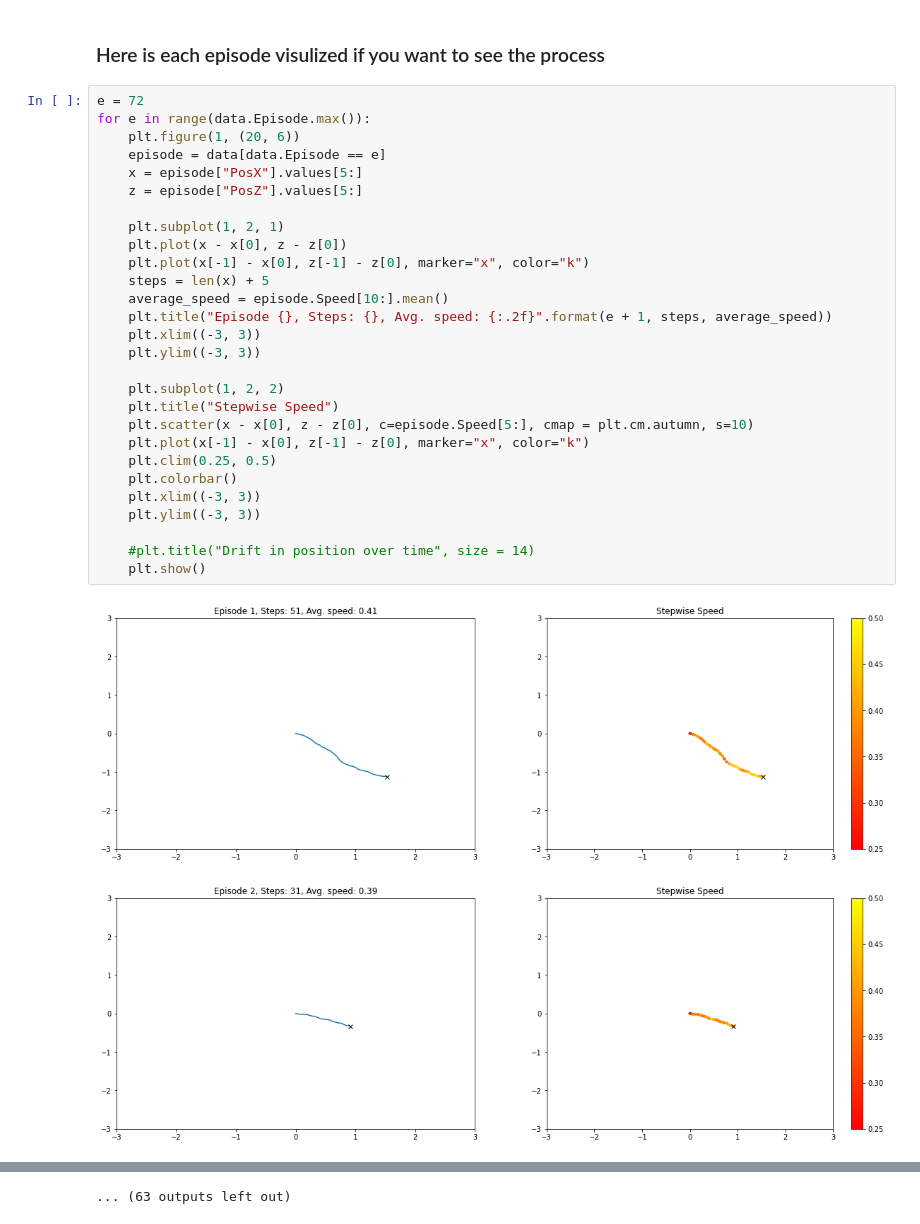
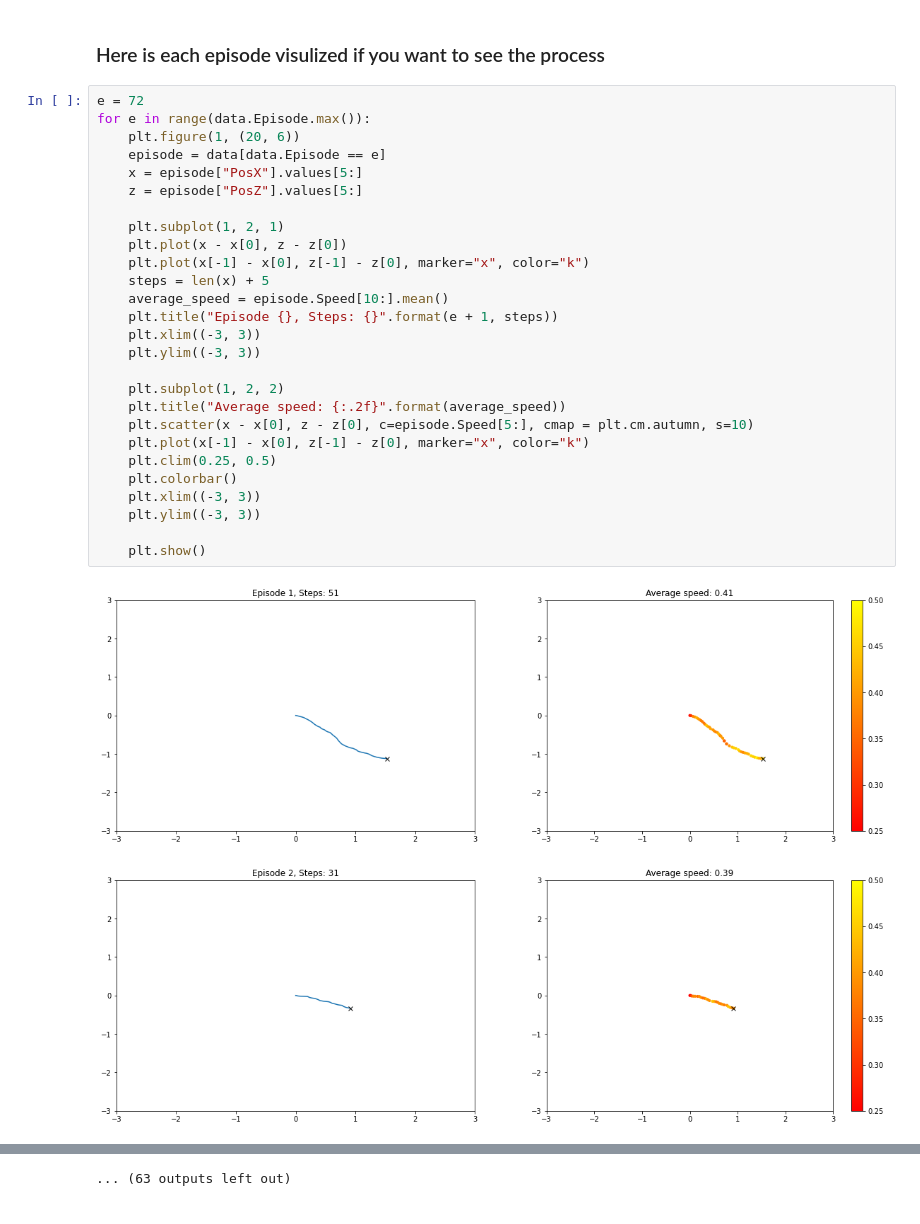
Before and after one commit to ari-viitala/RLDonkeyCar, a Jupyter notebook: analysis/Variable throttle.ipynb, the cells around one changed output, grey strips where cells are left out. Saved outputs shown, nothing was run; the diff lists cells and outputs as text.

```diff
--- a/analysis/Variable throttle.ipynb
+++ b/analysis/Variable throttle.ipynb
@@ -254,31 +242,30 @@ plt.clim(0.25, 0.5)
 # %%
 e = 72
 for e in range(data.Episode.max()):
     plt.figure(1, (20, 6))
     episode = data[data.Episode == e]
     x = episode["PosX"].values[5:]
     z = episode["PosZ"].values[5:]
 
     plt.subplot(1, 2, 1)
     plt.plot(x - x[0], z - z[0])
     plt.plot(x[-1] - x[0], z[-1] - z[0], marker="x", color="k")
     steps = len(x) + 5
     average_speed = episode.Speed[10:].mean()
-    plt.title("Episode {}, Steps: {}, Avg. speed: {:.2f}".format(e + 1, steps, average_speed))
+    plt.title("Episode {}, Steps: {}".format(e + 1, steps))
     plt.xlim((-3, 3))
     plt.ylim((-3, 3))
 
     plt.subplot(1, 2, 2)
-    plt.title("Stepwise Speed")
+    plt.title("Average speed: {:.2f}".format(average_speed))
     plt.scatter(x - x[0], z - z[0], c=episode.Speed[5:], cmap = plt.cm.autumn, s=10)
     plt.plot(x[-1] - x[0], z[-1] - z[0], marker="x", color="k")
     plt.clim(0.25, 0.5)
     plt.colorbar()
     plt.xlim((-3, 3))
     plt.ylim((-3, 3))
 
-    #plt.title("Drift in position over time", size = 14)
     plt.show()
 # %% [output]
-[figure, old version]
+[figure, new version]
-[figure, old version]
+[figure, new version]
```
Also changed, not shown: parts of 12 cells of this notebook.
